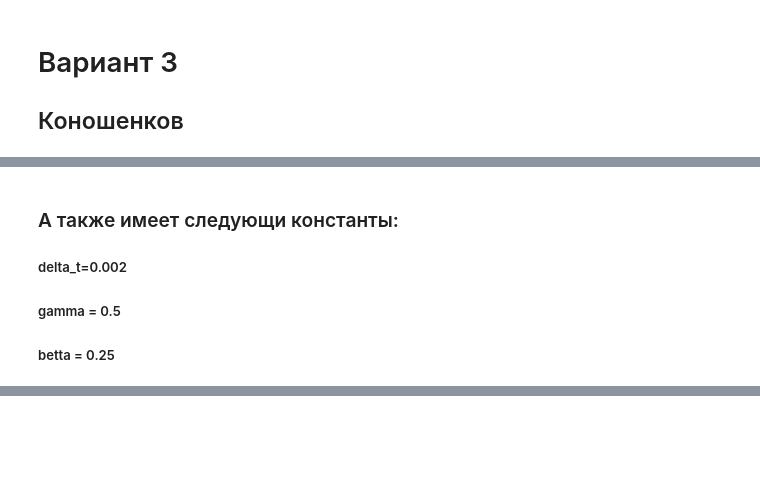
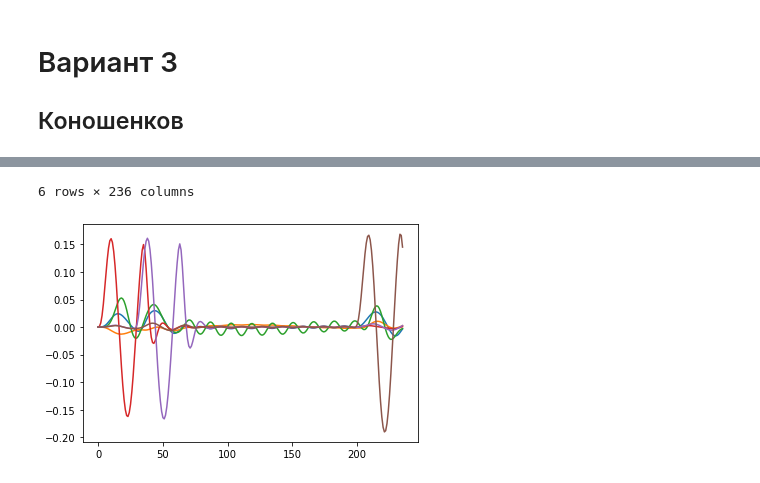
Before and after one commit to neit1t/University, a Jupyter notebook: Конашенков/Конашенков.ipynb, the cells around one changed output, grey strips where cells are left out. Cells and saved outputs as stored; diff of their text form; code cells hidden in the pictures; blank space fills up the shorter version.

```diff
--- a/Конашенков/Конашенков.ipynb
+++ b/Конашенков/Конашенков.ipynb
@@ -15,16 +4,19 @@
-# %% [markdown]
-### А также имеет следующи константы:
-##### delta_t=0.002
-##### gamma = 0.5
-##### betta = 0.25
 # %%
 import numpy as np
 #Функция для создания синусоиды
-def sinys(t,amplisuda):
-    return amplisuda*np.sin(np.pi*t)
+def rounding(n):
+    return round(round(n,3)+0.001,3) if (round(n,3)*1000)%2!=0 else round(n,3)
 
-def solve(k,c,m1,m2,m3,m4,m5,h1,l1,l2,l3,t_matrix,I1,delta_t=0.002,gamma = 0.5,betta = 0.25):
-    #Создаем матрицу коэффициентов упругости
+def sinys(t,amplisuda,L):
+    return amplisuda*np.sin(np.pi*t/L)
+
+def solve(k,c,m1,m2,m3,m4,m5,h1,l1,l2,l3,L,v,A,I1,delta_t=0.002,gamma = 0.5,betta = 0.25):
+    T = round((l1+l3+L)/v,2)
+    T = [round(i,3) for i in np.arange(0,(T+0.001),delta_t)]
+    N = len(T)
+    t_matrix = list(map(rounding,[(l3-l3)/v,(l3-l2)/v,(l3+l1)/v]))
+    n_it1t = int((L/v)/delta_t)
+    sinus = np.array([sinys(r,A,L) for r in np.linspace(0,1,n_it1t)])
     K_diag = np.diag(k)
     D = np.array([[-1,h1,1,0,0,0],
     [1,-l1,0,-1,0,0],
@@ -47,14 +39,14 @@ def solve(k,c,m1,m2,m3,m4,m5,h1,l1,l2,l3,t_matrix,I1,delta_t=0.002,gamma = 0.5,b
     #Создаем диагональную матрицу масс и моментов
     M = np.diag([m1,I1,m2,m3,m4,m5])
     #Делаем матрицу внешних воздействий
-    n = D.shape[0]-len(t_matrix)
-    y_voz = np.zeros((D.shape[0]+1,1001))
-    y_voz[0,:] = [i*0.001 for i in range(1000,3001,2)]
+    n = D.shape[0]-len(t_matrix)+1
+    y_voz = np.zeros((D.shape[0]+1,N))
+    y_voz[0,:] = T
     index_t = [np.where(y_voz[0,:] == i)[-1][-1] for i in t_matrix]
     for i in index_t:
-        y_voz[n,i:] =  np.concatenate([np.array([sinys(r,1) for r in np.linspace(0,1,75)]),np.zeros((1001-75-i))])
+        y_voz[n,i:] =  np.concatenate([sinus,np.zeros((N-n_it1t-i))])
         n+=1
-    y_impact = y_voz[1:,1:]
+    y_impact = y_voz[1:,:]
     #Создаем обратную матрицу
     M_reverse = np.linalg.inv(M+delta_t*gamma*C+delta_t**2*betta*K)
     #Создадим оператор для ввода вектора внешних сил
@@ -63,16 +55,25 @@ def solve(k,c,m1,m2,m3,m4,m5,h1,l1,l2,l3,t_matrix,I1,delta_t=0.002,gamma = 0.5,b
     X = np.zeros((K_diag_transpose.shape[0],1))
     X_t = np.zeros((K_diag_transpose.shape[0],1))
     X_tt = np.zeros((K_diag_transpose.shape[0],1))
-    for i in range(y_impact.shape[1]-1):
+    for i in range(N-1):
         #Формируем матрицы методом Ньюмарка
         #Ускорений
         F = K_diag_transpose@y_impact[:,i+1]-C@(X_t[:,-1]+delta_t*(1-gamma)*X_tt[:,-1])-K@(X[:,-1]+delta_t*X_t[:,-1]+1/2*delta_t**2*(1-2*betta)*X_tt[:,-1])
         X_tt = np.concatenate([X_tt,(np.dot(F,M_reverse)).reshape(-1,1)],axis =1)
         #Скоростей
-        X_tn = X_t[:,i]+delta_t*gamma**2*X_tt[:,-1]+(1-gamma)*X_tt[:,i]
+        X_tn = X_t[:,i]+delta_t*(gamma*X_tt[:,-1]+(1-gamma)*X_tt[:,i])
         X_t = np.concatenate([X_t,X_tn.reshape(-1,1)],axis =1)
         #Перемещений
-        X_n = X[:,i]+delta_t*X_t[:,i]+(1/2)*(delta_t**2)*2*betta*X_tt[:,-1]+(1-2*betta)*X_tt[:,i]
+        X_n = X[:,i]+delta_t*X_t[:,i]+0.5*(delta_t**2)*(2*betta*X_tt[:,-1]+(1-2*betta)*X_tt[:,i])
         X = np.concatenate([X,X_n.reshape(-1,1)],axis =1)
-    #return X,X_t,X_tt
-    #Если нужен вывод матриц ускорений,скоростей и перемещений нужно убрать # перед return
+    return X,X_t,X_tt
+# %%
+X,X_t,X_tt = solve([10**6,8*10**4,9*10**4,85*10**3,10**6,10**6,10**6],[0,2*10**3,2*10**3,2*10**3,2*10**3,2*10**3,2*10**3],180,30,20,22,31,0.83,1.250,0.64,0.95,0.4,5.56,0.15,640)
+# %%
+import matplotlib.pyplot as plt
+import pandas as pd
+
+for i in range(len(X)):
+    plt.plot(X[i])
+pd.DataFrame(X)
+# %% [output]
@@ -78,0 +87,2 @@ def solve(k,c,m1,m2,m3,m4,m5,h1,l1,l2,l3,t_matrix,I1,delta_t=0.002,gamma = 0.5,b
+6 rows × 236 columns
+[figure, added]
```
Also changed, not shown: parts of 5 cells of this notebook, 3 other files.
